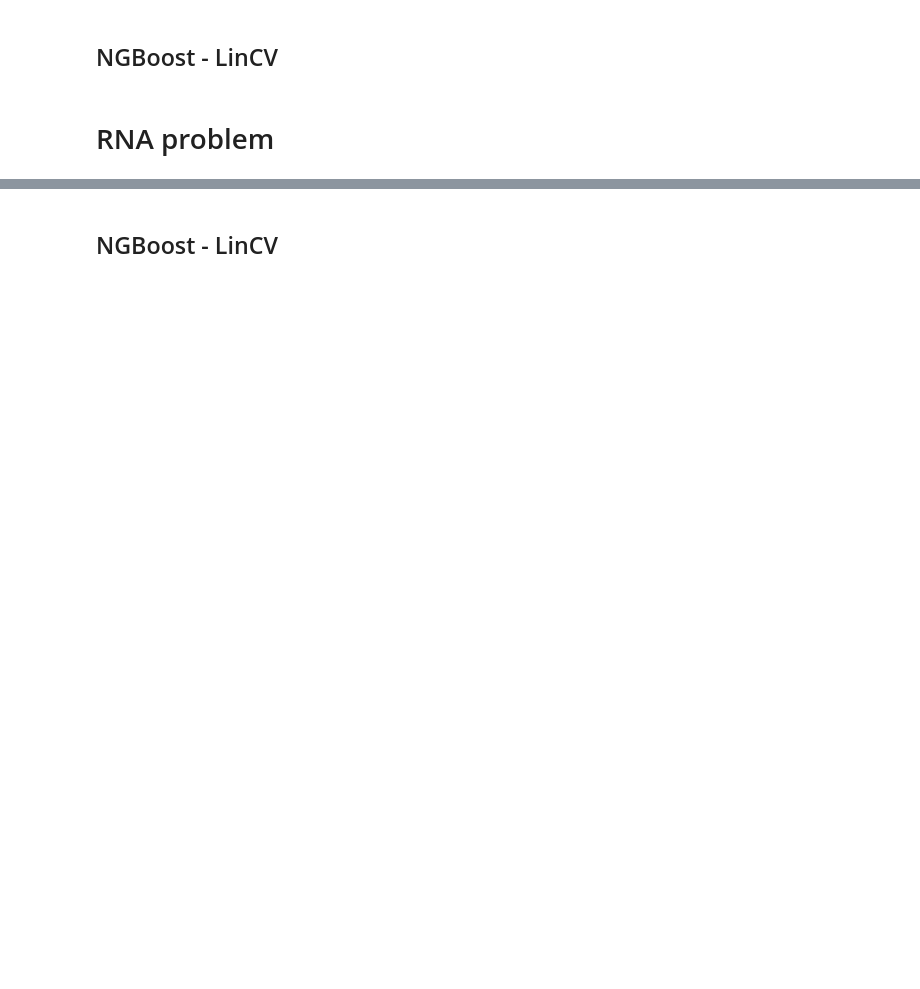
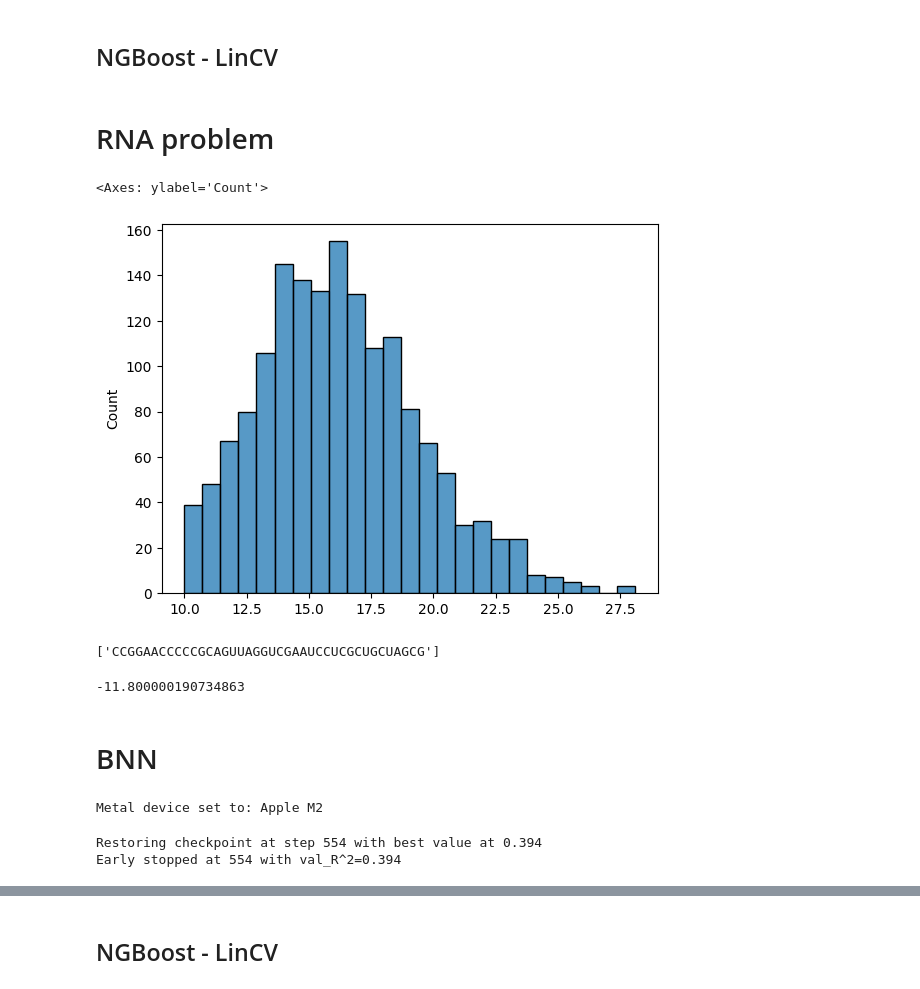
Before and after one commit to roinaveiro/sbbo, a Jupyter notebook: notebooks/models_comp.ipynb, the cells around one changed output, grey strips where cells are left out. Cells and saved outputs as stored; diff of their text form; code cells hidden in the pictures; blank space fills up the shorter version.

```diff
--- a/notebooks/models_comp.ipynb
+++ b/notebooks/models_comp.ipynb
@@ -81,9 +131,30 @@ print("Test MAE: {:.3f} units".format(mae))
 # %% [markdown]
 # RNA problem
 # %%
+from sklearn.preprocessing import StandardScaler
+scaler = StandardScaler()
 N = 2000
-opt = RNA(n=N)
+opt = pRNA(n=N)
 X = opt.X
 y = opt.y
 test_set_size = 0.2
 X_train, X_test, y_train, y_test = train_test_split(X, y, test_size=test_set_size, random_state=1)
+# %%
+import seaborn as sns
+ix = 3
+sns.histplot(y_train)
+# %% [output]
+<Axes: ylabel='Count'>
+[figure, added]
+# %%
+sq = opt.desdummify(X_train[ix]).reshape(1,-1)
+opt.to_seq(sq)
+# %% [output]
+['CCGGAACCCCCGCAGUUAGGUCGAAUCCUCGCUGCUAGCG']
+# %%
+import RNA
+_, mfe = RNA.fold(opt.to_seq(sq)[0])
+
+mfe
+# %% [output]
+-11.800000190734863
@@ -89,0 +165,14 @@ X_train, X_test, y_train, y_test = train_test_split(X, y, test_size=test_set_siz
+# %% [markdown]
+# BNN
+# %%
+hp = default_hp()
+hp.lr = 1e-3
+hp.patience = 100
+hp.batch_size = 32
+hp.batch_size = int(X_train.shape[0])
+model = BNN.from_hparams(hp)
+model.train(X_train, y_train, X_test, y_test, hp, verbose=True)
+# %% [output]
+Metal device set to: Apple M2
+Restoring checkpoint at step 554 with best value at 0.394
+Early stopped at 554 with val_R^2=0.394
```
Also changed, not shown: parts of 17 cells of this notebook, 7 other files.
